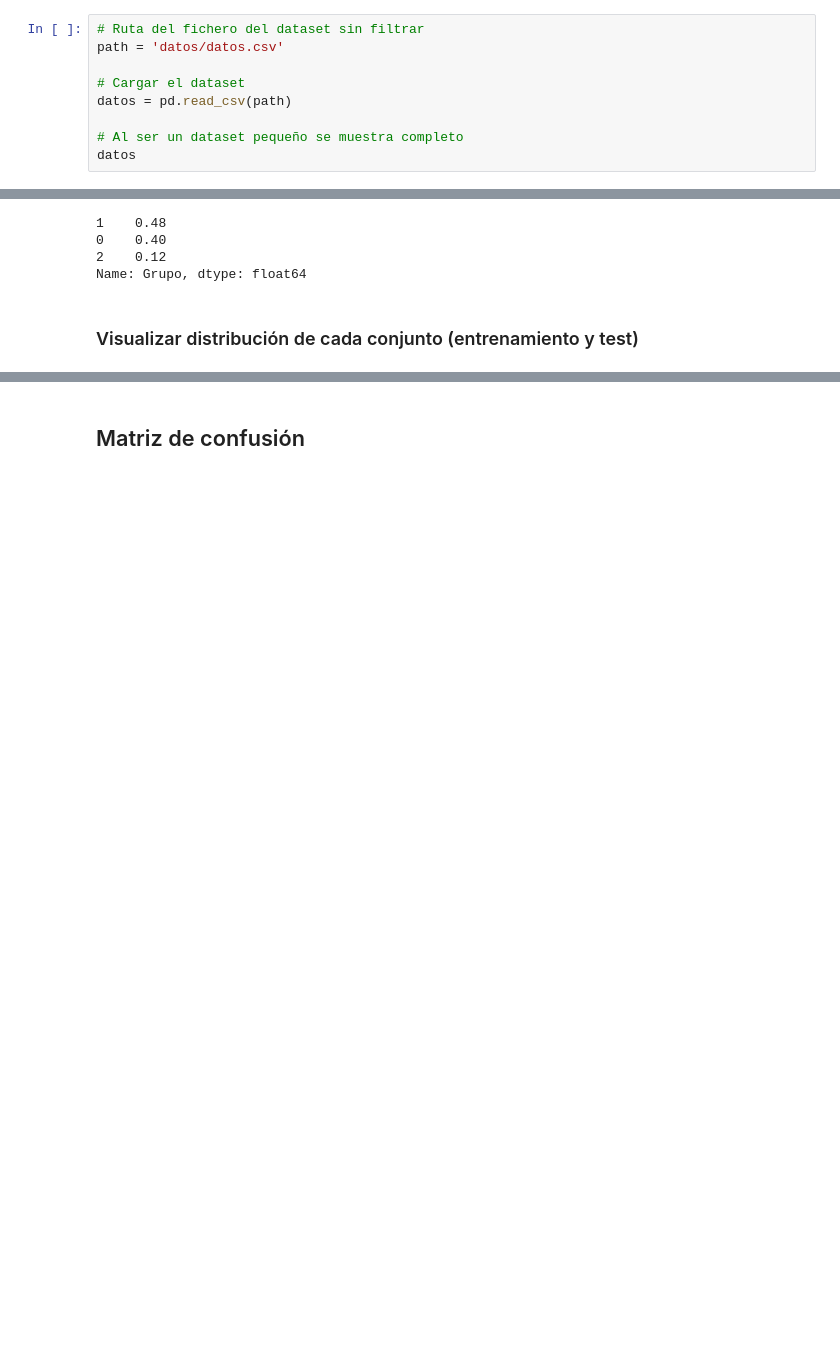
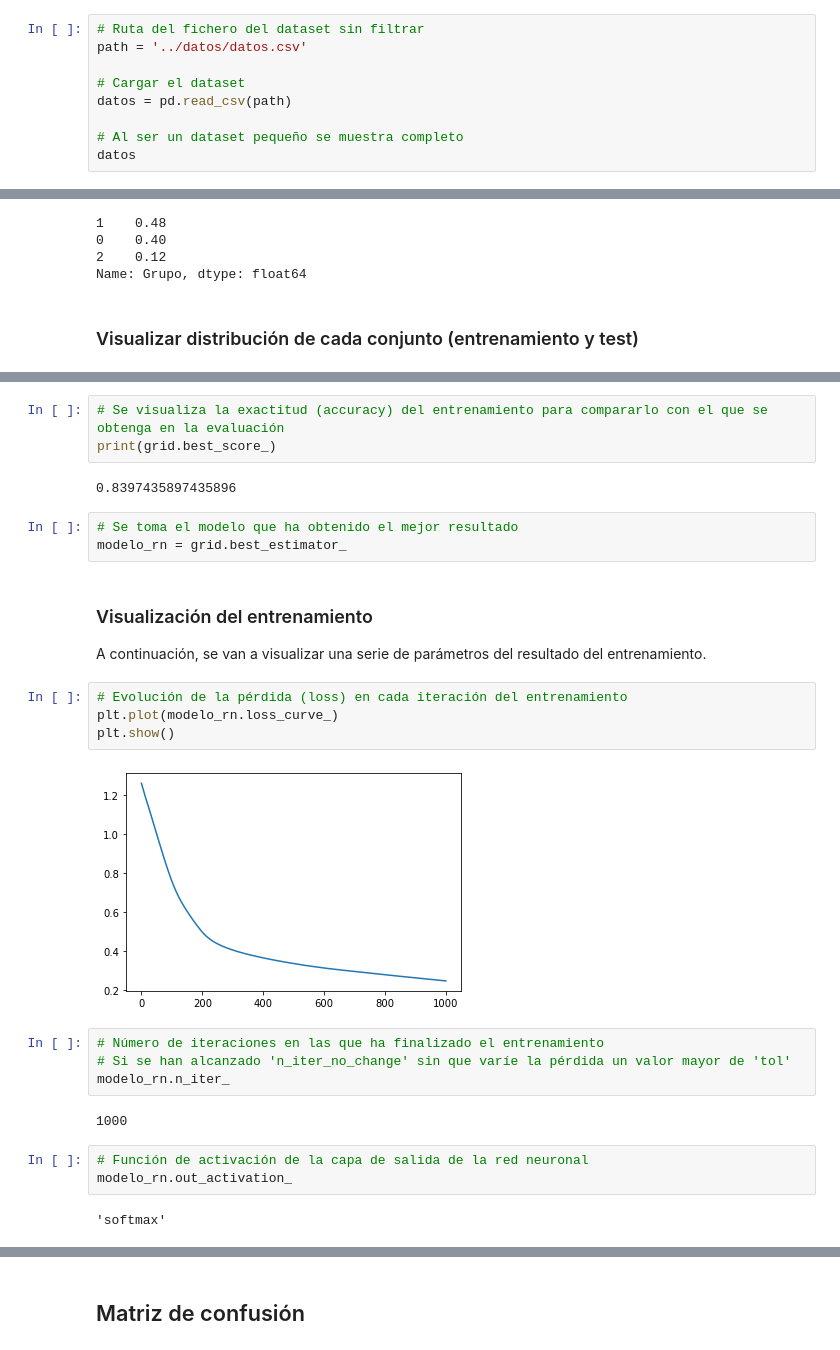
Before and after one commit to alberto-mm/TFM-diagnostico-diabetes-IA, a Jupyter notebook: pruebas/red_neuronal_80_20_raw.ipynb, the cells around one changed output, grey strips where cells are left out. Drawn from its saved outputs; the diff is of its cells as text; blank space fills up the shorter version.

```diff
--- a/random_forest_80-20_raw.ipynb
+++ b/pruebas/red_neuronal_80_20_raw.ipynb
@@ -14,7 +14,7 @@ semilla = 1234
 # 1. Cargar el dataset
 # %%
 # Ruta del fichero del dataset sin filtrar
-path = 'datos/datos.csv'
+path = '../datos/datos.csv'
 
 # Cargar el dataset
 datos = pd.read_csv(path)
@@ -203,0 +220,29 @@ modelo_rf = grid.best_estimator_
+# %%
+# Se visualiza la exactitud (accuracy) del entrenamiento para compararlo con el que se obtenga en la evaluación
+print(grid.best_score_)
+# %% [output]
+0.8397435897435896
+# %%
+# Se toma el modelo que ha obtenido el mejor resultado
+modelo_rn = grid.best_estimator_
+# %% [markdown]
+### Visualización del entrenamiento
+
+A continuación, se van a visualizar una serie de parámetros del resultado del entrenamiento.
+# %%
+# Evolución de la pérdida (loss) en cada iteración del entrenamiento
+plt.plot(modelo_rn.loss_curve_)
+plt.show()
+# %% [output]
+[figure, added]
+# %%
+# Número de iteraciones en las que ha finalizado el entrenamiento
+# Si se han alcanzado 'n_iter_no_change' sin que varíe la pérdida un valor mayor de 'tol'
+modelo_rn.n_iter_
+# %% [output]
+1000
+# %%
+# Función de activación de la capa de salida de la red neuronal
+modelo_rn.out_activation_
+# %% [output]
+'softmax'
```
Also changed, not shown: parts of 31 cells of this notebook, 56 other files.
